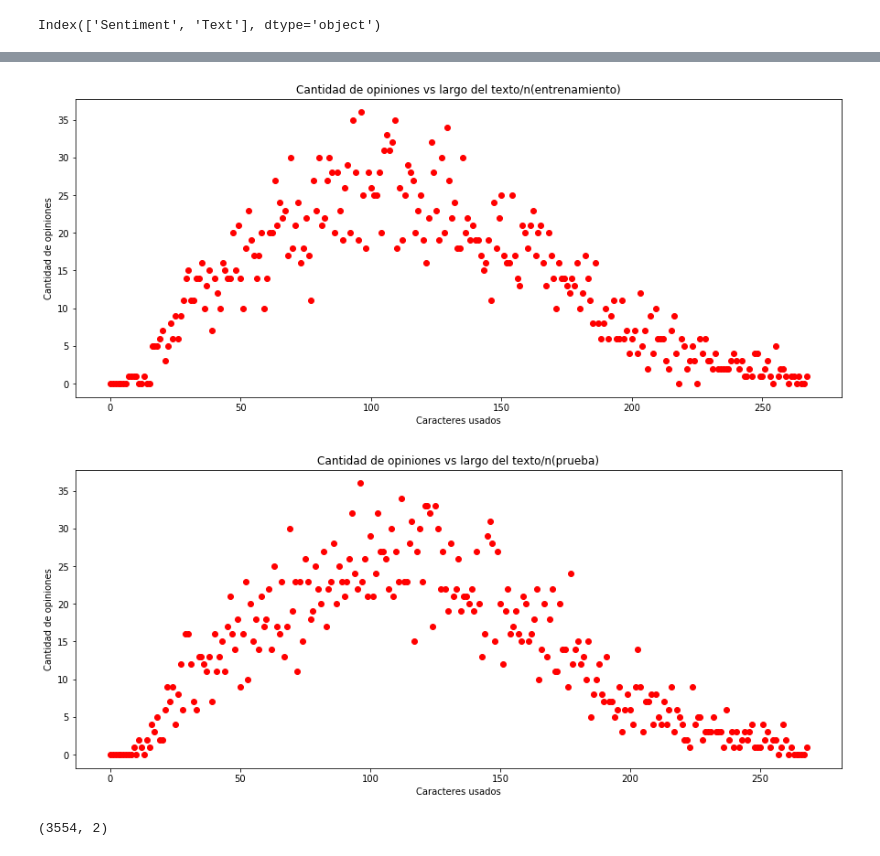
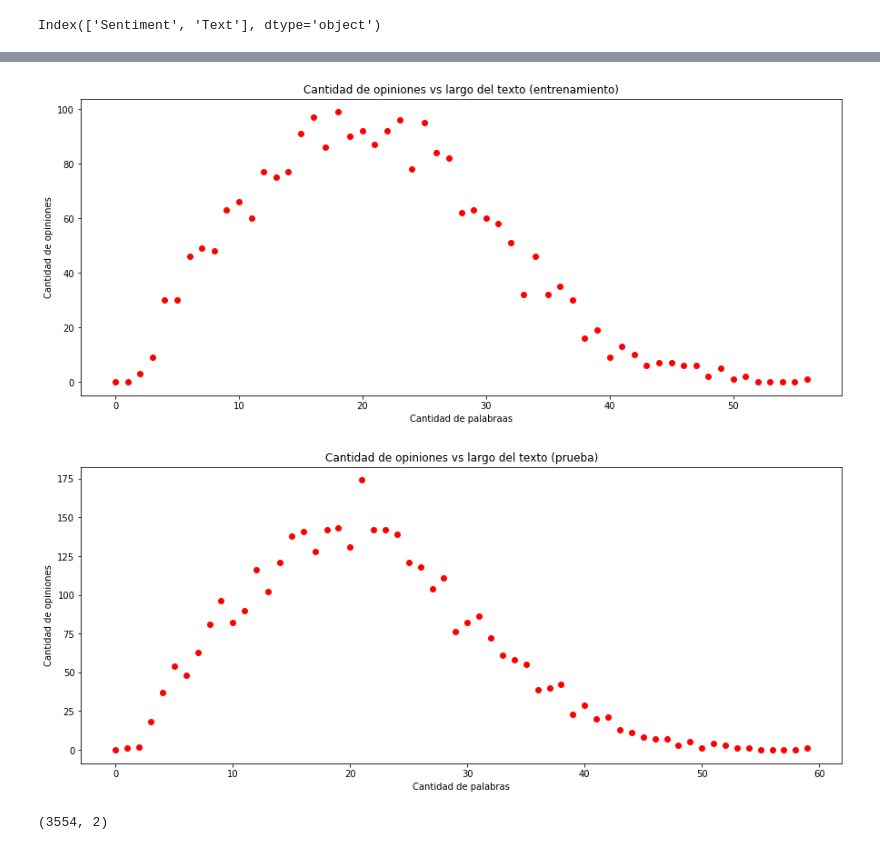
Before and after one commit to GVergaraD/Tarea2-INF393-II-2019, a Jupyter notebook: Tarea2-Sanchez-Vergara.ipynb, the cells around one changed output, grey strips where cells are left out. Saved outputs shown, nothing was run; the diff lists cells and outputs as text; code cells hidden in the pictures.

```diff
--- a/Tarea2-Sanchez-Vergara.ipynb
+++ b/Tarea2-Sanchez-Vergara.ipynb
@@ -55,37 +56,39 @@ plt.show()
 # %%
 mayor = 0
 for i in df_train_text.keys():
-    if len(df_train_text[i])>mayor:
-        mayor = len(df_train_text[i])
+    largo=len(df_train_text[i].split())
+    if largo>mayor:
+        mayor = largo
 largos = np.zeros(mayor+1)
 for i in df_train_text.keys():
-    largo = len(df_train_text[i])
+    largo = len(df_train_text[i].split())
     largos[largo]+=1
 plt.figure(figsize=(15,6))
 plt.plot(largos,"ro")
-plt.title("Cantidad de opiniones vs largo del texto/n(entrenamiento)")
+plt.title("Cantidad de opiniones vs largo del texto (entrenamiento)")
 plt.ylabel("Cantidad de opiniones")
-plt.xlabel("Caracteres usados")
+plt.xlabel("Cantidad de palabraas")
 plt.show()
 # %% [output]
-[figure, old version]
+[figure, new version]
 # %%
 mayor = 0
 for i in df_test_text.keys():
-    if len(df_test_text[i])>mayor:
-        mayor = len(df_test_text[i])
+    largo=len(df_test_text[i].split())
+    if largo>mayor:
+        mayor = largo
 largos = np.zeros(mayor+1)
 for i in df_test_text.keys():
-    largo = len(df_test_text[i])
+    largo = len(df_test_text[i].split())
     largos[largo]+=1
 plt.figure(figsize=(15,6))
 plt.plot(largos,"ro")
-plt.title("Cantidad de opiniones vs largo del texto/n(prueba)")
+plt.title("Cantidad de opiniones vs largo del texto (prueba)")
 plt.ylabel("Cantidad de opiniones")
-plt.xlabel("Caracteres usados")
+plt.xlabel("Cantidad de palabras")
 plt.show()
 # %% [output]
-[figure, old version]
+[figure, new version]
 # %%
 df_test.shape
 # %% [output]
```
Also changed, not shown: parts of 11 cells of this notebook.
